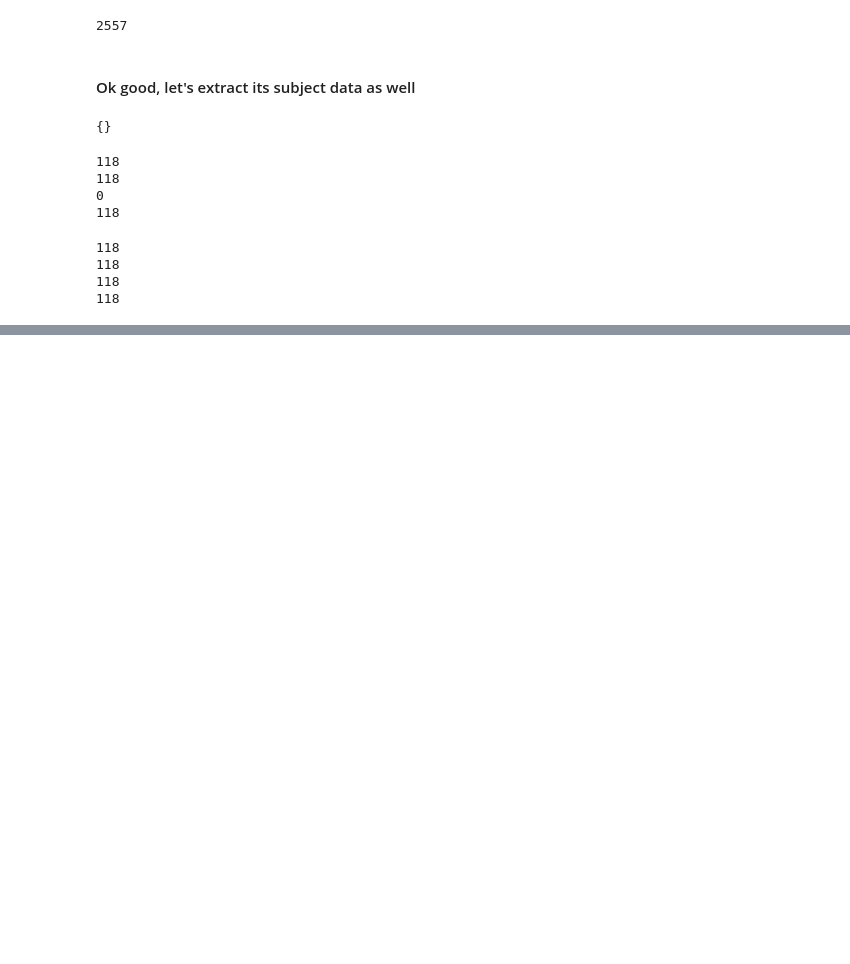
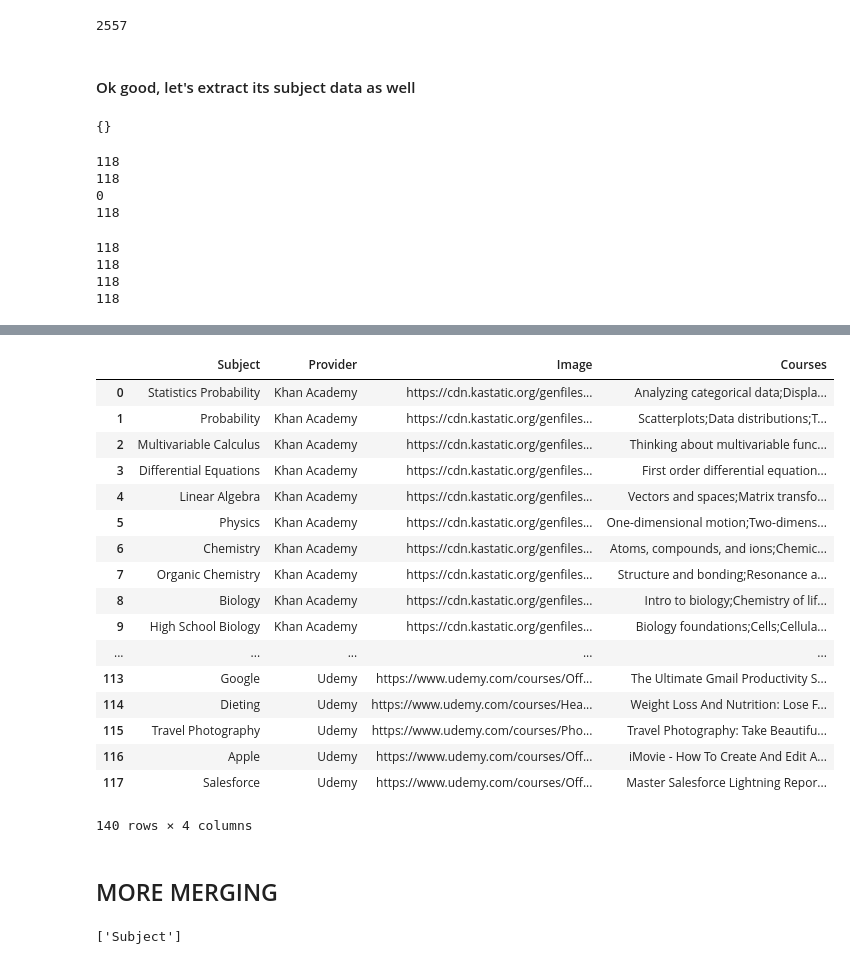
Before and after one commit to JeffJiang42/idb, a Jupyter notebook: scrape/CourseSubjectScrape.ipynb, the cells around one changed output, grey strips where cells are left out. Drawn from its saved outputs; the diff is of its cells as text; code cells hidden in the pictures; blank space fills up the shorter version.

Commit message:
merged courses

```diff
--- a/scrape/CourseSubjectScrape.ipynb
+++ b/scrape/CourseSubjectScrape.ipynb
@@ -214,7 +214,7 @@ for index, row in df_udemy.iterrows():
 for subject in u_subjects:
     udemy_subjects["Subject"].append(subject)
     udemy_subjects["Provider"].append("Udemy")
-    udemy_subjects["Courses"].append(';'.join([course for course in df_udemy[df_udemy.PrimarySubcategory == subject].PrimarySubcategory])) # collect all courses
+    udemy_subjects["Courses"].append(';'.join([course for course in df_udemy[df_udemy.PrimarySubcategory == subject].Course])) # collect all courses
 # %%
 for key in udemy_subjects:
     print(len(udemy_subjects[key]))
@@ -245,5 +245,3 @@ for key in udemy_subjects:
 df_udemy_subjects = pd.DataFrame.from_dict(udemy_subjects)
 # %%
 df_udemy_subjects = df_udemy_subjects[["Subject","Provider","Image","Courses"]]
-# %%
-df_udemy_subjects = df_udemy_subjects.to
@@ -249,0 +261,2 @@ df_udemy_subjects = df_udemy_subjects.to
+# %%
+ka_subject_df['Subject'] = ka_subject_df['Subject'].apply(lambda s: " ".join(w.capitalize() for w in s.split()))
@@ -249,0 +272,23 @@ df_udemy_subjects = df_udemy_subjects.to
+# %%
+df_subjects = pd.concat([ka_subject_df,df_udemy_subjects])
+# %%
+df_subjects
+# %% [output]
+|  | Subject | Provider | Image | Courses |
+| 0 | Statistics Probability | Khan Academy | https://cdn.kastatic.org/genfiles... | Analyzing categorical data;Displa... |
+| 1 | Probability | Khan Academy | https://cdn.kastatic.org/genfiles... | Scatterplots;Data distributions;T... |
+| 2 | Multivariable Calculus | Khan Academy | https://cdn.kastatic.org/genfiles... | Thinking about multivariable func... |
+| 3 | Differential Equations | Khan Academy | https://cdn.kastatic.org/genfiles... | First order differential equation... |
+| 4 | Linear Algebra | Khan Academy | https://cdn.kastatic.org/genfiles... | Vectors and spaces;Matrix transfo... |
+| 5 | Physics | Khan Academy | https://cdn.kastatic.org/genfiles... | One-dimensional motion;Two-dimens... |
+| 6 | Chemistry | Khan Academy | https://cdn.kastatic.org/genfiles... | Atoms, compounds, and ions;Chemic... |
+| 7 | Organic Chemistry | Khan Academy | https://cdn.kastatic.org/genfiles... | Structure and bonding;Resonance a... |
+| 8 | Biology | Khan Academy | https://cdn.kastatic.org/genfiles... | Intro to biology;Chemistry of lif... |
+| 9 | High School Biology | Khan Academy | https://cdn.kastatic.org/genfiles... | Biology foundations;Cells;Cellula... |
+| ... | ... | ... | ... | ... |
+| 113 | Google | Udemy | https://www.udemy.com/courses/Off... | The Ultimate Gmail Productivity S... |
+| 114 | Dieting | Udemy | https://www.udemy.com/courses/Hea... | Weight Loss And Nutrition: Lose F... |
+| 115 | Travel Photography | Udemy | https://www.udemy.com/courses/Pho... | Travel Photography: Take Beautifu... |
+| 116 | Apple | Udemy | https://www.udemy.com/courses/Off... | iMovie - How To Create And Edit A... |
+| 117 | Salesforce | Udemy | https://www.udemy.com/courses/Off... | Master Salesforce Lightning Repor... |
+140 rows × 4 columns
@@ -249,0 +297,2 @@ df_udemy_subjects = df_udemy_subjects.to
+# %% [markdown]
+## MORE MERGING
@@ -249,0 +304,4 @@ df_udemy_subjects = df_udemy_subjects.to
+# %%
+good2
+# %% [output]
+['Subject']
```
Also changed, not shown: parts of 17 cells of this notebook, 1 other file.
